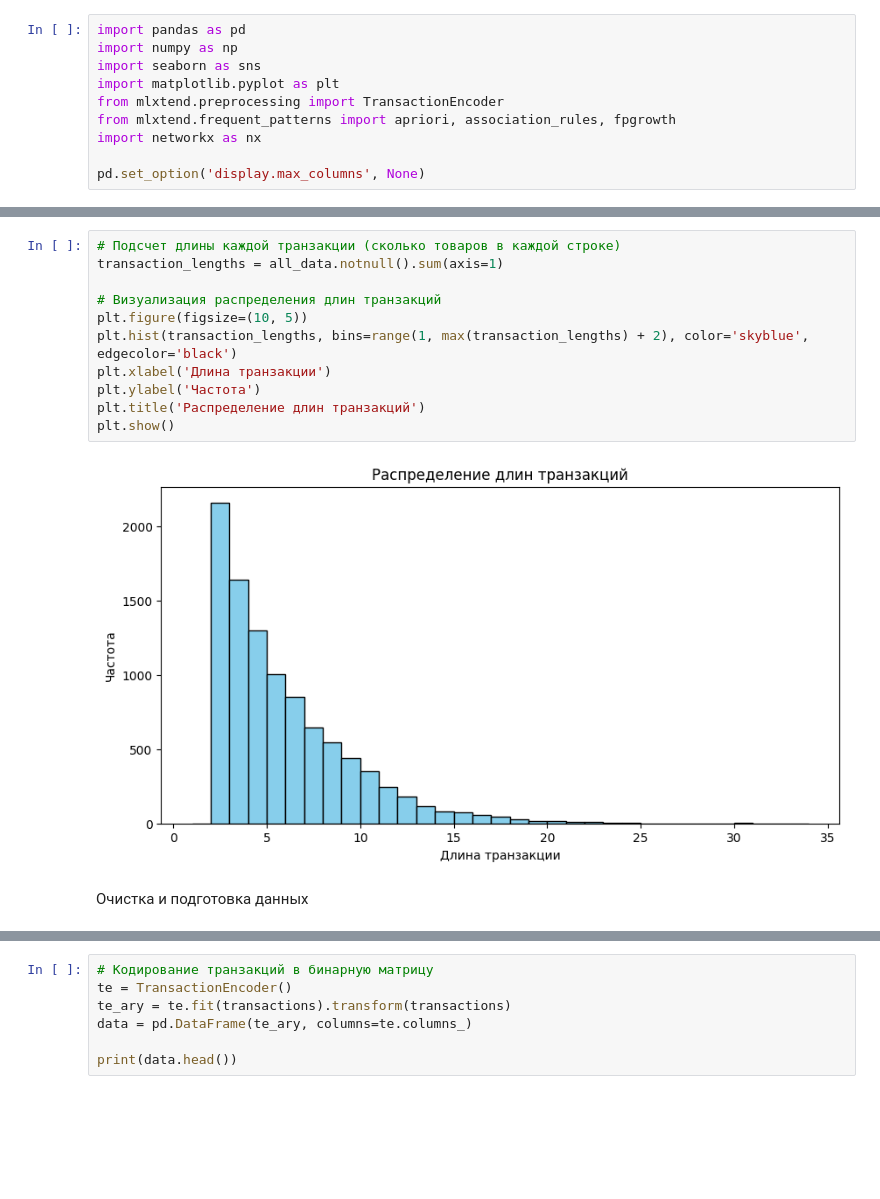
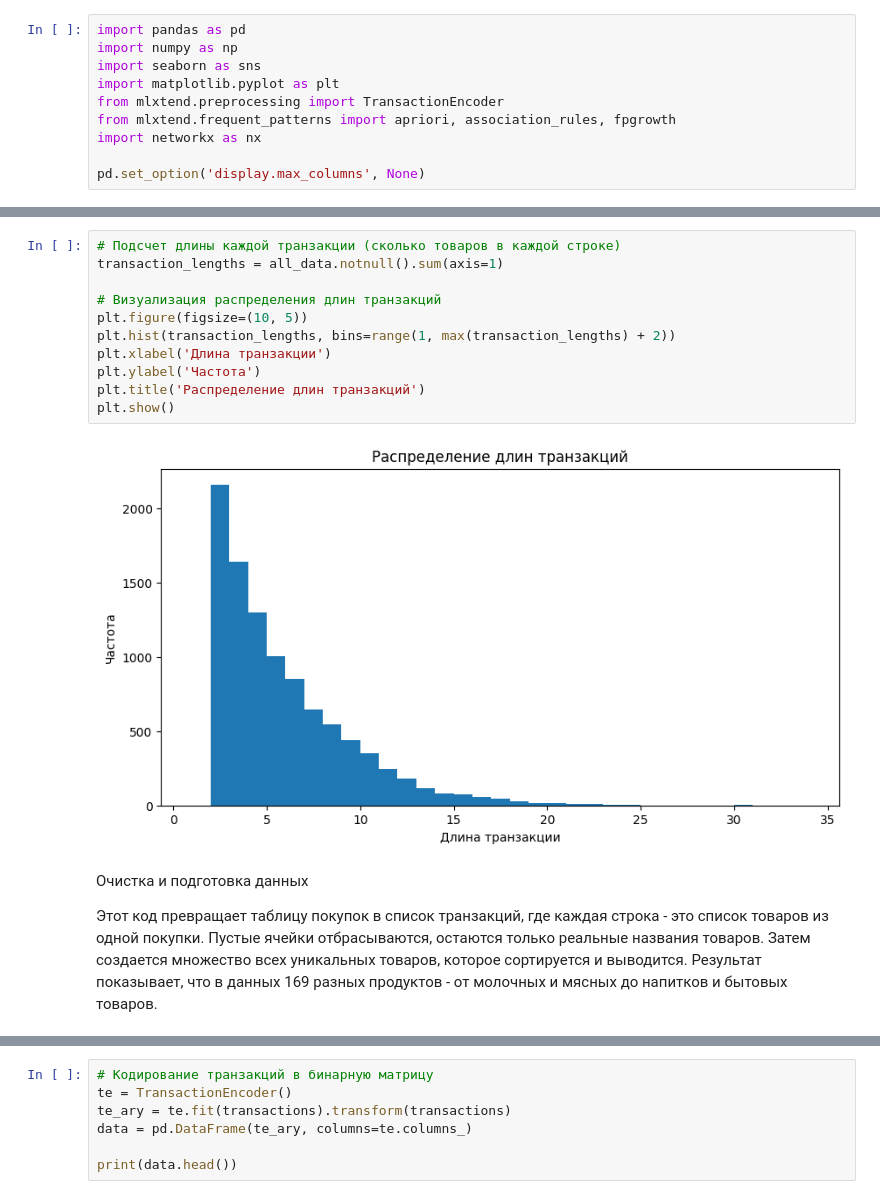
Before and after one commit to Awesome-autumn-weirdo/siiimo_labs, a Jupyter notebook: lab-2.1.ipynb, the cells around one changed output, grey strips where cells are left out. Saved outputs shown, nothing was run; the diff lists cells and outputs as text; blank space fills up the shorter version.

```diff
--- a/lab-2.1.ipynb
+++ b/lab-2.1.ipynb
@@ -42,18 +51,23 @@ print(f"\nКоличество строк: {len(all_data)}, количество
 # %%
 # Подсчет длины каждой транзакции (сколько товаров в каждой строке)
 transaction_lengths = all_data.notnull().sum(axis=1)
 
 # Визуализация распределения длин транзакций
 plt.figure(figsize=(10, 5))
-plt.hist(transaction_lengths, bins=range(1, max(transaction_lengths) + 2), color='skyblue', edgecolor='black')
+plt.hist(transaction_lengths, bins=range(1, max(transaction_lengths) + 2))
 plt.xlabel('Длина транзакции')
 plt.ylabel('Частота')
 plt.title('Распределение длин транзакций')
 plt.show()
 # %% [output]
-[figure, old version]
+[figure, new version]
 # %% [markdown]
 Очистка и подготовка данных
+
+Этот код превращает таблицу покупок в список транзакций, где каждая строка - это список товаров из одной покупки.
+Пустые ячейки отбрасываются, остаются только реальные названия товаров.
+Затем создается множество всех уникальных товаров, которое сортируется и выводится.
+Результат показывает, что в данных 169 разных продуктов - от молочных и мясных до напитков и бытовых товаров.
 # %%
 # Преобразуем DataFrame в список списков (список транзакций)
 np_data = all_data.to_numpy()
```
Also changed, not shown: parts of 16 cells of this notebook.
